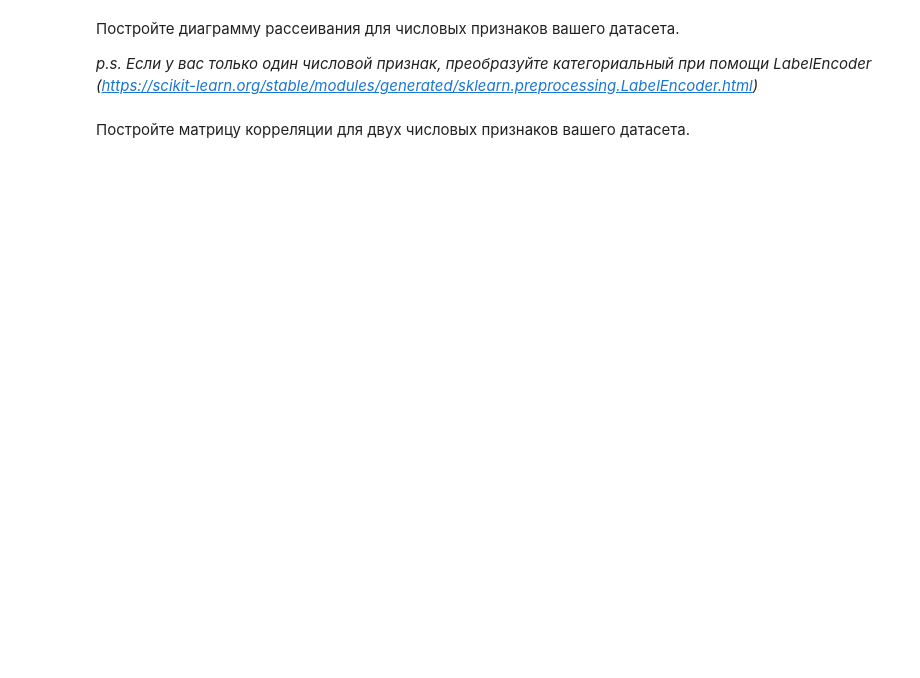
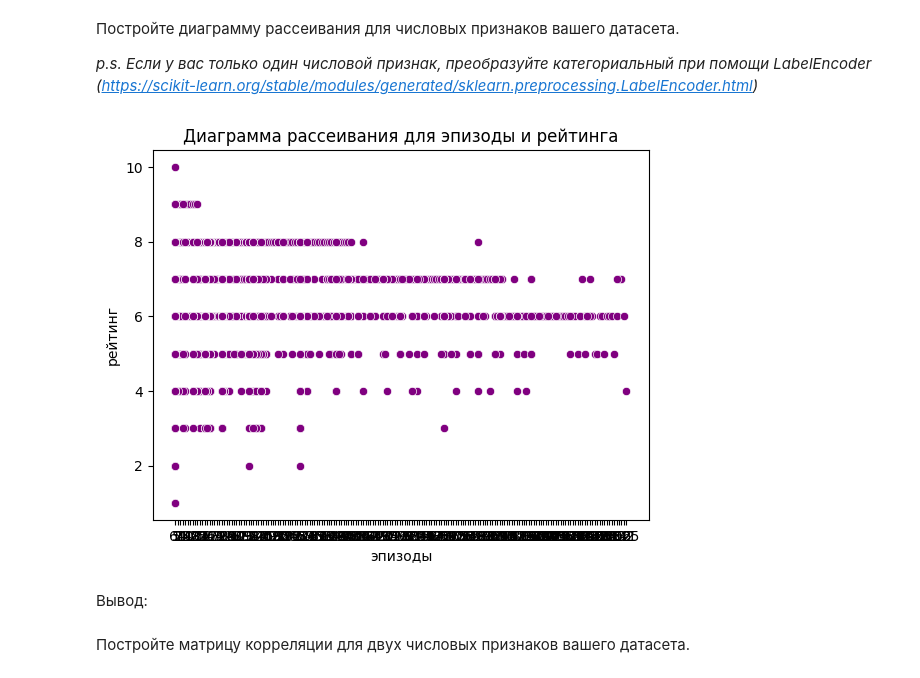
Before and after one commit to mos9z/1lab, a Jupyter notebook: lab2/Задание_2.ipynb, the cells around one changed output. Drawn from its saved outputs; the diff is of its cells as text; code cells hidden in the pictures; blank space fills up the shorter version.

```diff
--- a/lab2/Задание_2.ipynb
+++ b/lab2/Задание_2.ipynb
@@ -254,2 +259,13 @@ KeyError: ignored
+# %%
+# Пример диаграммы рассеивания для возраста и роста
+sns.scatterplot(x=df['episodes'], y=df['rating'], color='purple')
+plt.title('Диаграмма рассеивания для эпизоды и рейтинга')
+plt.xlabel('эпизоды')
+plt.ylabel('рейтинг')
+plt.show()
+# %% [output]
+[figure, added]
+# %% [markdown]
+Вывод:
 # %% [markdown]
 Постройте матрицу корреляции для двух числовых признаков вашего датасета.
```
Also changed, not shown: parts of 12 cells of this notebook.
